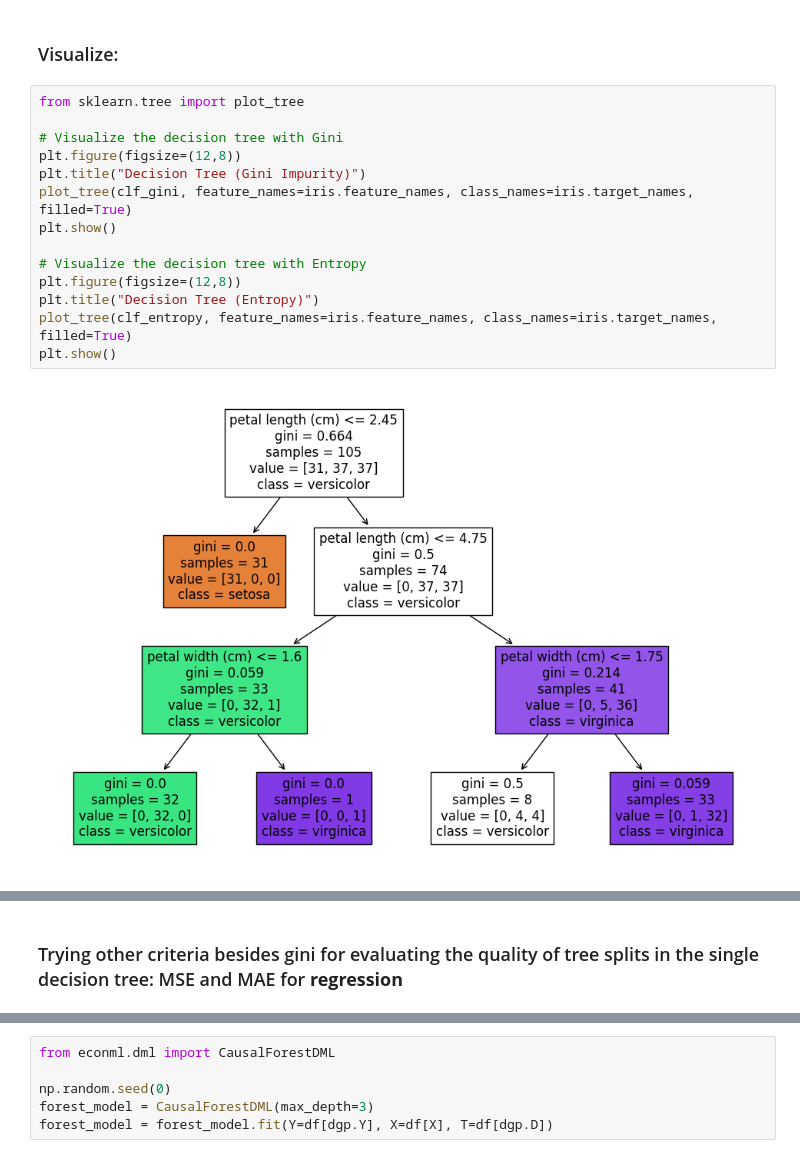
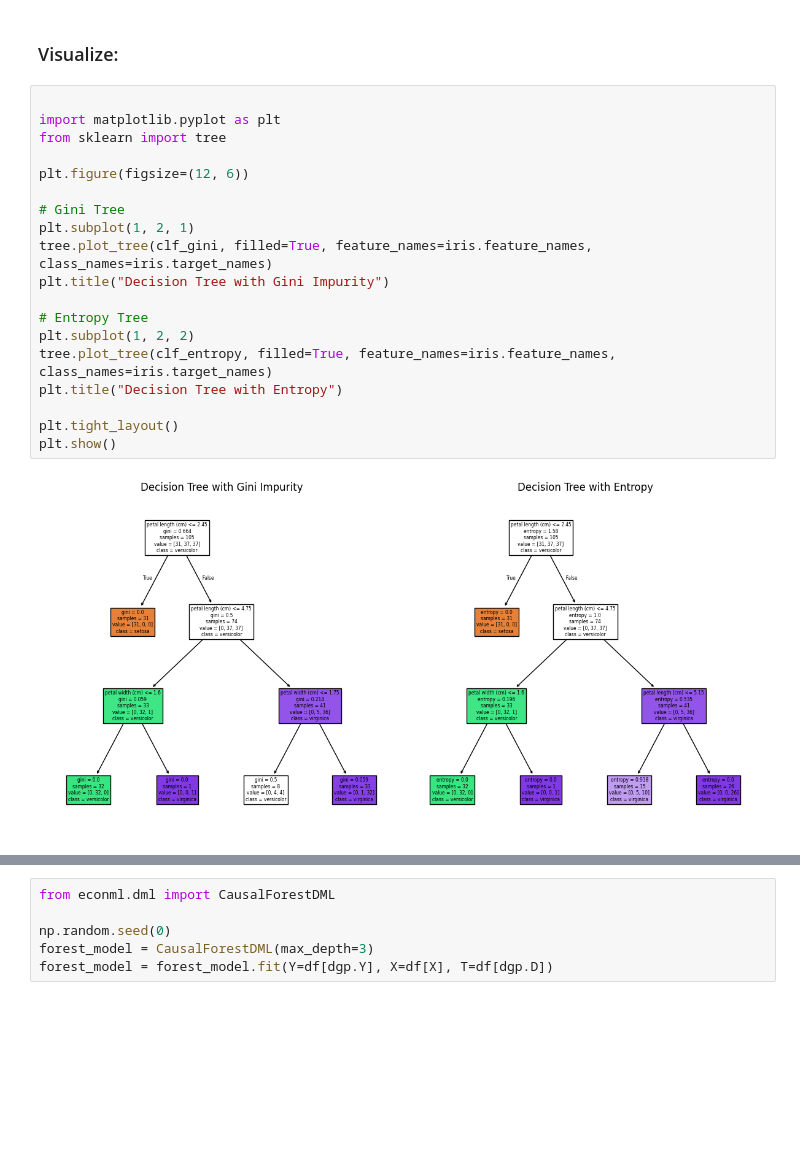
Before and after one commit to zahrakhanalizade/econ_coding, a Jupyter notebook: Learning_ML.ipynb, the cells around one changed output, grey strips where cells are left out. Saved outputs shown, nothing was run; the diff lists cells and outputs as text; blank space fills up the shorter version.

```diff
--- a/Learning_ML.ipynb
+++ b/Learning_ML.ipynb
@@ -106,18 +213,23 @@ DecisionTreeClassifier(criterion='entropy', max_depth=3, random_state=42)
 # %% [markdown]
 ### Visualize:
 # %%
-from sklearn.tree import plot_tree
 
-# Visualize the decision tree with Gini
-plt.figure(figsize=(12,8))
-plt.title("Decision Tree (Gini Impurity)")
-plot_tree(clf_gini, feature_names=iris.feature_names, class_names=iris.target_names, filled=True)
+import matplotlib.pyplot as plt
+from sklearn import tree
+
+plt.figure(figsize=(12, 6))
+
+# Gini Tree
+plt.subplot(1, 2, 1)
+tree.plot_tree(clf_gini, filled=True, feature_names=iris.feature_names, class_names=iris.target_names)
+plt.title("Decision Tree with Gini Impurity")
+
+# Entropy Tree
+plt.subplot(1, 2, 2)
+tree.plot_tree(clf_entropy, filled=True, feature_names=iris.feature_names, class_names=iris.target_names)
+plt.title("Decision Tree with Entropy")
+
+plt.tight_layout()
 plt.show()
-
-# Visualize the decision tree with Entropy
-plt.figure(figsize=(12,8))
-plt.title("Decision Tree (Entropy)")
-plot_tree(clf_entropy, feature_names=iris.feature_names, class_names=iris.target_names, filled=True)
-plt.show()
 # %% [output]
-[figure, old version]
+[figure, new version]
@@ -125,5 +236,3 @@ plt.show()
-# %% [markdown]
-### Trying other criteria besides gini for evaluating the quality of tree splits in the single decision tree: MSE and MAE for **regression**
 # %%
 # Import necessary libraries
 from sklearn.datasets import make_regression
```
Also changed, not shown: parts of 13 cells of this notebook, 1 other file.
